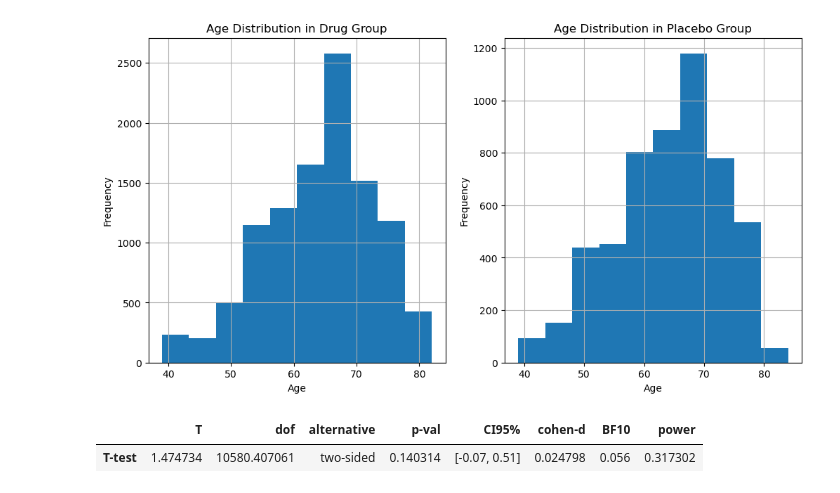
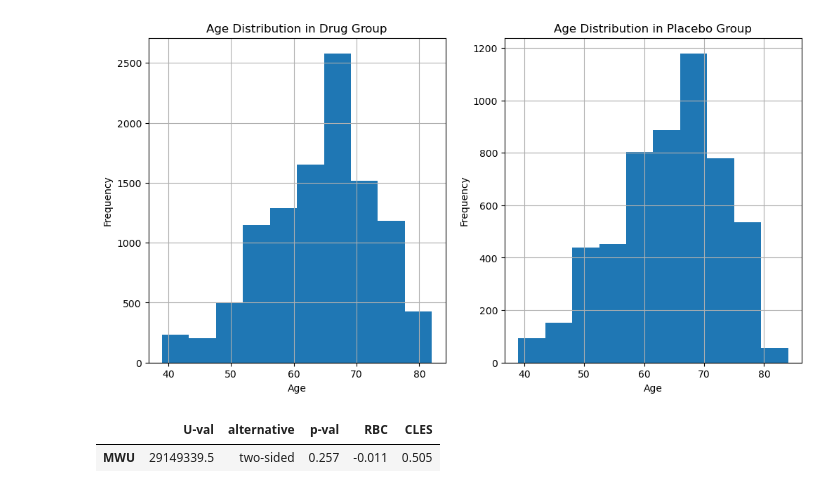
Before and after one commit to JeremyTallant/hypothesis_testing, a Jupyter notebook: drug_safety.ipynb, the cells around one changed output. Saved outputs shown, nothing was run; the diff lists cells and outputs as text; code cells hidden in the pictures.

Commit message:
changed the test to two-sided Wilcoxon-Mann-Whitney test

```diff
--- a/drug_safety.ipynb
+++ b/drug_safety.ipynb
@@ -115,13 +115,13 @@ plt.show()
 # %%
 # Select age for each group
 age_drug = drug_safety.loc[drug_safety['trx'] == 'Drug', 'age']
 age_placebo = drug_safety.loc[drug_safety['trx'] == 'Placebo', 'age']
 
-# Conduct independent t-test
-two_ind_samp_results = pingouin.ttest(age_drug, age_placebo)
+# Conduct a two-sided Wilcoxon-Mann-Whitney test
+two_samp_ind_results = pingouin.mwu(age_drug, age_placebo).round(3)
 
-# Print results
-two_ind_samp_results
+# Print resutls
+two_samp_ind_results
 # %% [output]
-|  | T | dof | alternative | p-val | CI95% | cohen-d | BF10 | power |
-| T-test | 1.474734 | 10580.407061 | two-sided | 0.140314 | [-0.07, 0.51] | 0.024798 | 0.056 | 0.317302 |
+|  | U-val | alternative | p-val | RBC | CLES |
+| MWU | 29149339.5 | two-sided | 0.257 | -0.011 | 0.505 |
```
